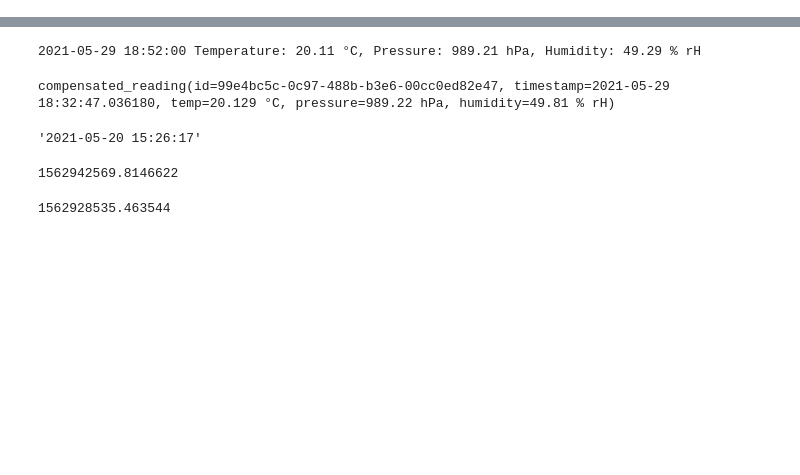
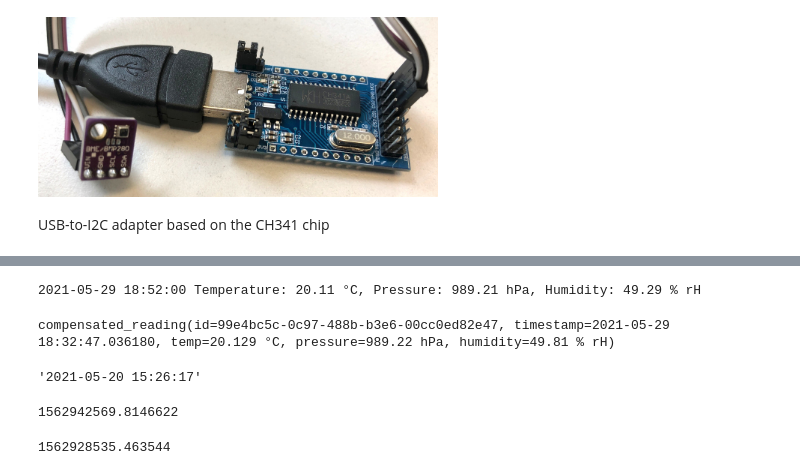
Before and after one commit to urmel79/Jupyter_Raspberry_Pi_Stress_Tests, a Jupyter notebook: BME280.ipynb, the cells around one changed output, grey strips where cells are left out. Drawn from its saved outputs; the diff is of its cells as text; code cells hidden in the pictures; blank space fills up the shorter version.

````diff
--- a/BME280.ipynb
+++ b/BME280.ipynb
@@ -122,3 +120,13 @@
 ```
 $ sudo systemctl restart udev.service
 ```
+# %%
+from IPython.core.display import Image
+from IPython.display import Markdown, display
+
+#Image(data="./images/i2c-to-usb_ch341.jpg", width=400)
+display(Image(filename="./images/i2c-to-usb_ch341_kl.jpg", width=400, embed=True))
+display(Markdown("USB-to-I2C adapter based on the CH341 chip"))
+# %% [output]
+[figure, added]
+USB-to-I2C adapter based on the CH341 chip
````
Also changed, not shown: parts of 5 cells of this notebook, 22 other files.
